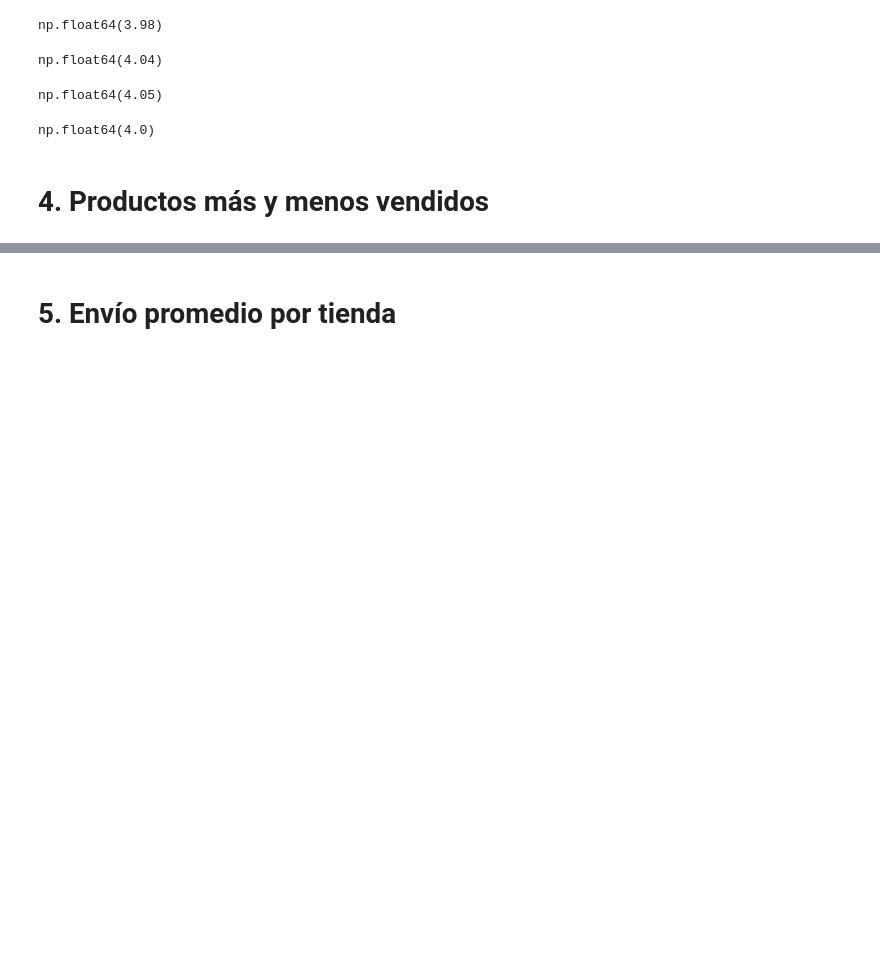
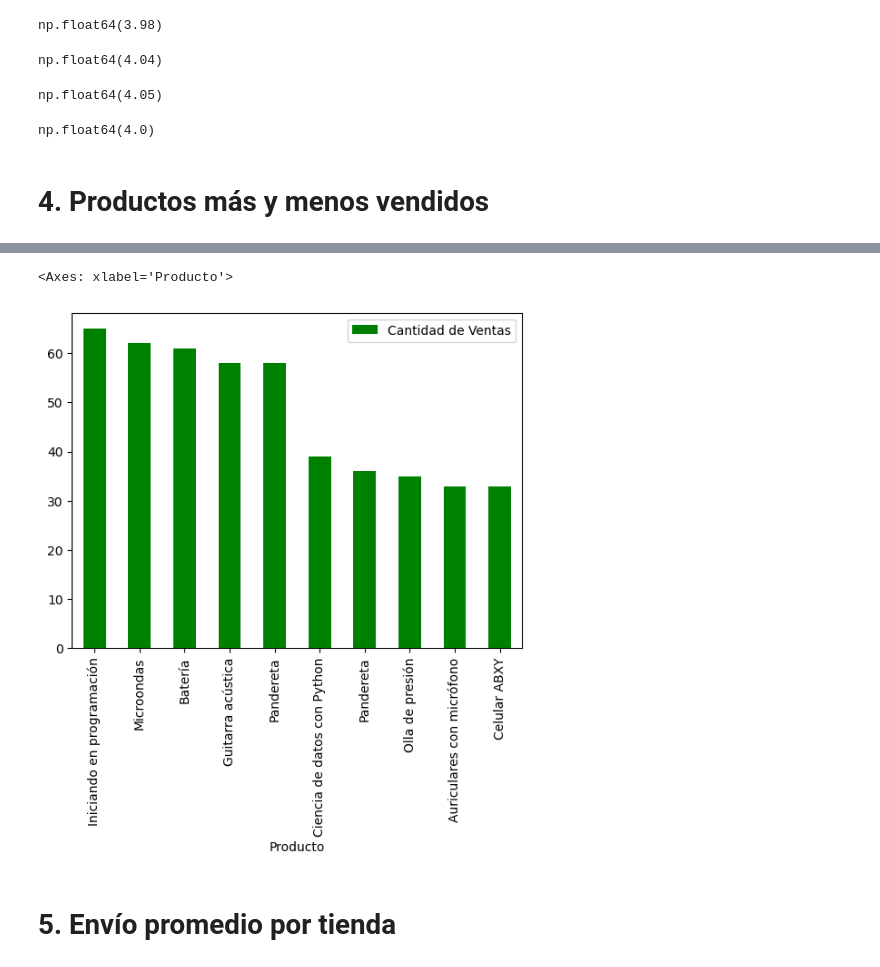
Before and after one commit to brunod02/Challenge-Data-Science, a Jupyter notebook: AluraStoreLatam.ipynb, the cells around one changed output, grey strips where cells are left out. Saved outputs shown, nothing was run; the diff lists cells and outputs as text; code cells hidden in the pictures; blank space fills up the shorter version.

Commit message:
Filtrado de productos más y menos vendidos. Acto siguiente se procedió a graficar

```diff
--- a/AluraStoreLatam.ipynb
+++ b/AluraStoreLatam.ipynb
@@ -234,0 +225,6 @@ dtype: int64
+# %%
+productos_mas1 = tiendas2['Producto'].value_counts().head(5)
+productos_mas1_df = productos_mas1.reset_index()
+productos_mas1_df = productos_mas1_df.rename(columns={'count': 'Cantidad de Ventas'})
+mas_vendido1 = productos_mas1_df
+mas_vendido1
@@ -234,0 +238,6 @@ dtype: int64
+# %%
+productos_menos1 = tienda['Producto'].value_counts().tail(5)
+productos_menos1_df = productos_menos1.reset_index()
+productos_menos1_df = productos_menos1_df.rename(columns={'count': 'Cantidad de Ventas'})
+menos_vendido1 = productos_menos1_df
+menos_vendido1
@@ -235,2 +251,9 @@ dtype: int64
+# %%
+productos_totales = pd.concat([mas_vendido1,menos_vendido1])
+# %%
+productos_totales.plot(kind='bar', x='Producto', y='Cantidad de Ventas', color='green')
+# %% [output]
+<Axes: xlabel='Producto'>
+[figure, added]
 # %% [markdown]
 # 5. Envío promedio por tienda
```
Also changed, not shown: parts of 4 cells of this notebook.
